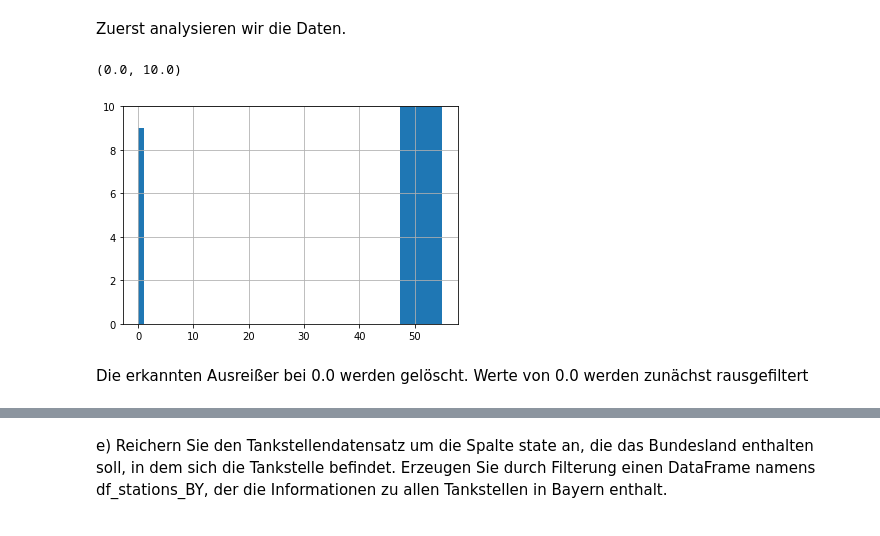
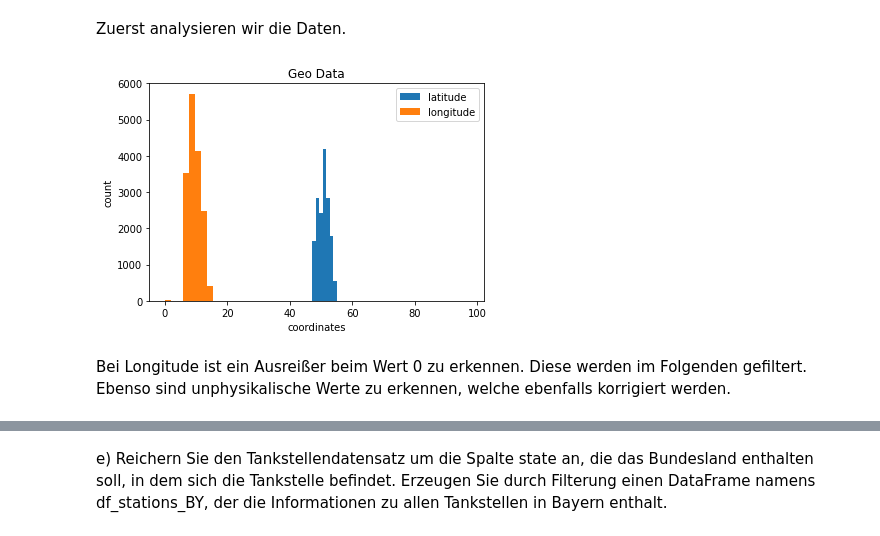
Before and after one commit to TechPiranja/DA_Stud, a Jupyter notebook: nachname_vorname.ipynb, the cells around one changed output, grey strips where cells are left out. Drawn from its saved outputs; the diff is of its cells as text; code cells hidden in the pictures.

```diff
--- a/nachname_vorname.ipynb
+++ b/nachname_vorname.ipynb
@@ -133,15 +133,19 @@ kalische Werte festgestellt haben. Zeichnen Sie anschließend erneut Histogramme
 beiden Spalten longitude und latitude.
 # %% [markdown]
 Zuerst analysieren wir die Daten.
-# %%
-import matplotlib.pyplot as plt
-
-df_stations['latitude'].hist(bins=50)
-plt.ylim(0, 10)
-# %% [output]
-(0.0, 10.0)
-[figure, removed]
-# %% [markdown]
-Die erkannten Ausreißer bei 0.0 werden gelöscht.
-Werte von 0.0 werden zunächst rausgefiltert
+# %%
+import matplotlib.pyplot as plt
+
+plt.hist(df_stations["latitude"], 50, label='latitude')
+plt.hist(df_stations["longitude"], 50, label='longitude')
+plt.legend(loc='upper right')
+plt.title("Geo Data")
+plt.xlabel('coordinates')
+plt.ylabel('count')
+plt.show()
+# %% [output]
+[figure, added]
+# %% [markdown]
+Bei Longitude ist ein Ausreißer beim Wert 0 zu erkennen. Diese werden im Folgenden gefiltert.
+Ebenso sind unphysikalische Werte zu erkennen, welche ebenfalls korrigiert werden.
 # %%
```
Also changed, not shown: parts of 4 cells of this notebook.
